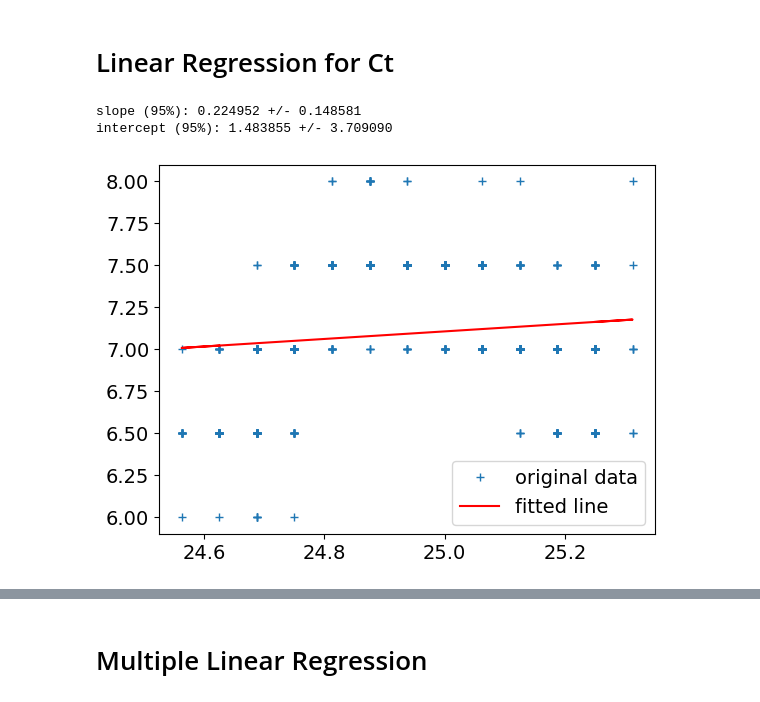
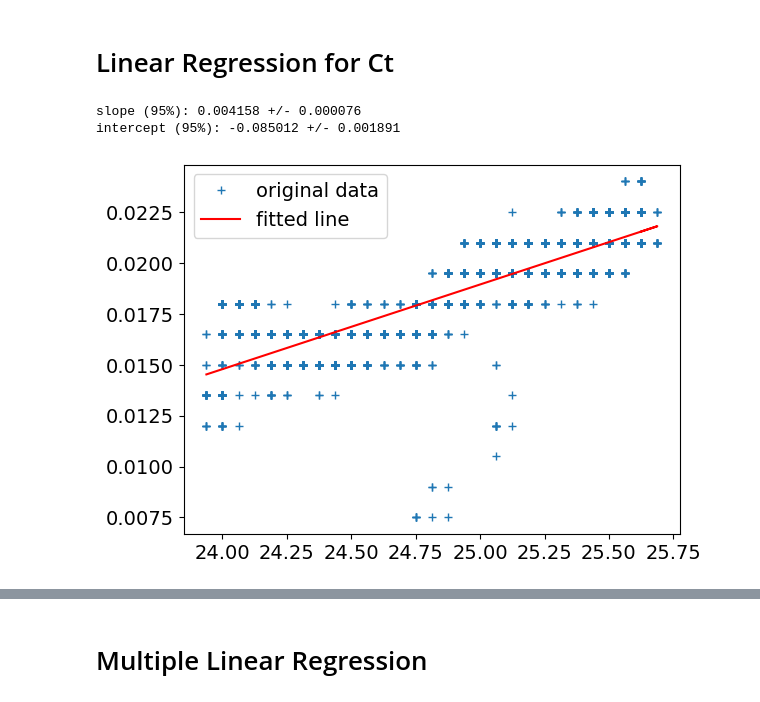
Before and after one commit to SergeyDolin/inclinometer-main, a Jupyter notebook: nn.ipynb, the cells around one changed output, grey strips where cells are left out. Saved outputs shown, nothing was run; the diff lists cells and outputs as text; code cells hidden in the pictures.

```diff
--- a/nn.ipynb
+++ b/nn.ipynb
@@ -62,7 +62,8 @@ import warnings
 warnings.filterwarnings('ignore')
 # %%
 class CFG:
-    TARGET = 'nivel_y'
+    TARGET = ['nivel_y', 'center_bubbles_px']
+    FEATURES = ['temperature', 'air_temp', 'nivel_t']
     N_FOLDS = 20
     RANDOM_STATE = 87
 
@@ -228,11 +229,11 @@ test[CFG.TARGET].plot()
 # %%
 train = train.loc[(train['watch_indicator'] != 'False') &
                 (train['watch_indicator'] != 'None')]
-train = train.drop(columns=['time', 'watch_indicator', 'nivel_t', 'nivel_x'])
+train = train.drop(columns=['time', 'watch_indicator', 'nivel_x'])
 
 test = test.loc[(test['watch_indicator'] != 'False') &
                 (test['watch_indicator'] != 'None')]
-test = test.drop(columns=['time', 'watch_indicator', 'nivel_t', 'nivel_x'])
+test = test.drop(columns=['time', 'watch_indicator', 'nivel_x'])
 # %%
 train.dropna(inplace=True)
 test.dropna(inplace=True)
@@ -240,21 +241,16 @@ train = train.reset_index(drop=True)
 test = test.reset_index(drop=True)
 
 
-
-
-
-
-
 train['center_bubbles_px'] = train['center_bubbles_px'].loc[(train['center_bubbles_px'] > -5) & (train['center_bubbles_px'] < 10)]
 test['center_bubbles_px'] = test['center_bubbles_px'].loc[(test['center_bubbles_px'] > -5) & (test['center_bubbles_px'] < 10)]
 
 for i in train.columns:
-    if i not in [CFG.TARGET, 'temperature', 'air_temp','center_bubbles_px']:
+    if i not in [CFG.TARGET, CFG.FEATURES]:
         train[i] = train[i].loc[np.abs(train[i]) < np.abs(train[i].median())*1.25]
         test[i] = test[i].loc[np.abs(test[i]) < np.abs(test[i].median())*1.25]
 
 
 for i in train.columns:
-    if i not in [CFG.TARGET, 'temperature', 'air_temp']:
+    if i not in [CFG.TARGET, CFG.FEATURES]:
         train[i] = train[i].interpolate(method='nearest', limit_direction='forward')
         test[i] = test[i].interpolate(method='nearest', limit_direction='forward')
@@ -316,12 +303,13 @@ test.dropna(inplace=True)
 train = train.reset_index(drop=True)
 test = test.reset_index(drop=True)
 
-
+train['center_bubbles_px'] *= .003
+test['center_bubbles_px'] *= .003
 
 # columns = ['center_bubbles_px', 'temperature', 'air_temp', CFG.TARGET]
 
 # train = train[columns]
 # test = test[columns]
 
-features = train.drop([CFG.TARGET], axis=1)
+features = train[CFG.FEATURES]
 target = train[CFG.TARGET]
@@ -335,22 +323,22 @@ features['center_bubbles_px'].plot()
 # %%
 from scipy import stats
 
-res = stats.linregress(features['temperature'], features['center_bubbles_px'])
+res = stats.linregress(features['temperature'], target['center_bubbles_px'])
 
 from scipy.stats import t
 tinv = lambda p, df: abs(t.ppf(p/2, df))
 
 ts = tinv(0.05, len(features['temperature'])-2)
 print(f"slope (95%): {res.slope:.6f} +/- {ts*res.stderr:.6f}")
 
 print(f"intercept (95%): {res.intercept:.6f}"
       f" +/- {ts*res.intercept_stderr:.6f}")
 # print(f"fitted {res.intercept + res.slope*features['temperature']}")
-plt.plot(features['temperature'], features['center_bubbles_px'], '+', label='original data')
+plt.plot(features['temperature'], target['center_bubbles_px'], '+', label='original data')
 plt.plot(features['temperature'], res.intercept + res.slope*features['temperature'], 'r', label='fitted line')
 plt.legend()
 plt.show()
 # %% [output]
-slope (95%): 0.224952 +/- 0.148581
-intercept (95%): 1.483855 +/- 3.709090
+slope (95%): 0.004158 +/- 0.000076
+intercept (95%): -0.085012 +/- 0.001891
-[figure, old version]
+[figure, new version]
```
Also changed, not shown: parts of 47 cells of this notebook, 8 other files.
